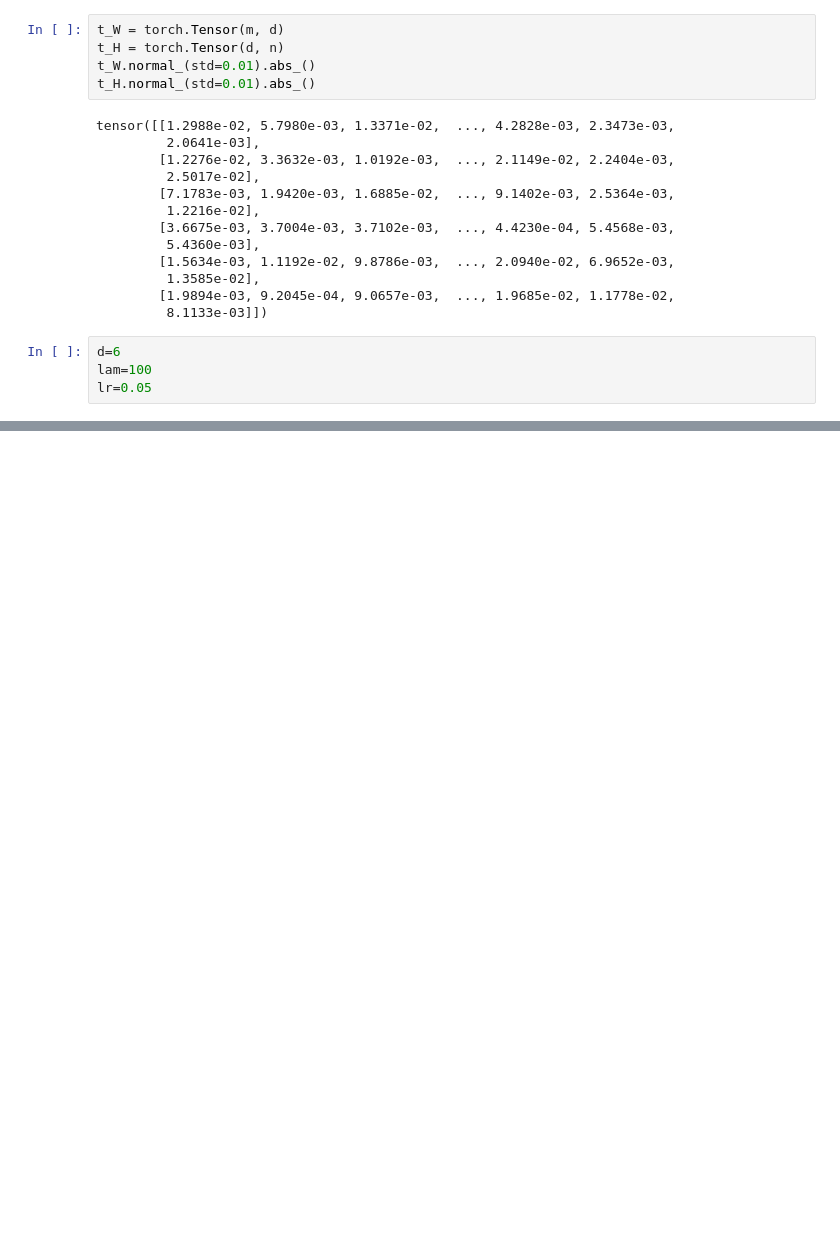
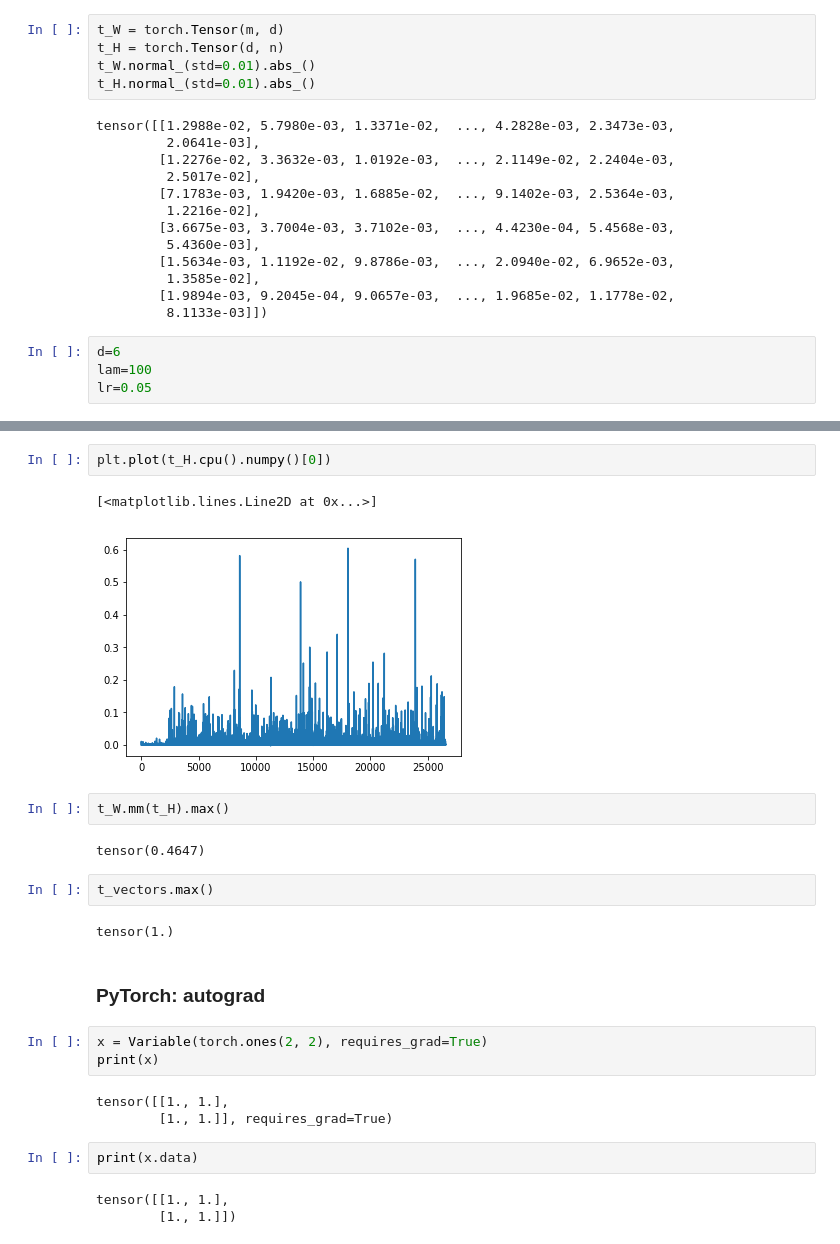
Before and after one commit to sparklingness/tutorials_training, a Jupyter notebook: linalg_topic_modeling_with_nmf_and_svd.ipynb, the cells around one changed output, grey strips where cells are left out. Drawn from its saved outputs; the diff is of its cells as text; blank space fills up the shorter version.

```diff
--- a/linalg_topic_modeling_with_nmf_and_svd.ipynb
+++ b/linalg_topic_modeling_with_nmf_and_svd.ipynb
@@ -319,0 +340,26 @@ for i in range(1000):
+# %%
+plt.plot(t_H.cpu().numpy()[0])
+# %% [output]
+[<matplotlib.lines.Line2D at 0x...>]
+[figure, added]
+# %%
+t_W.mm(t_H).max()
+# %% [output]
+tensor(0.4647)
+# %%
+t_vectors.max()
+# %% [output]
+tensor(1.)
+# %% [markdown]
+### PyTorch: autograd
+# %%
+x = Variable(torch.ones(2, 2), requires_grad=True)
+print(x)
+# %% [output]
+tensor([[1., 1.],
+        [1., 1.]], requires_grad=True)
+# %%
+print(x.data)
+# %% [output]
+tensor([[1., 1.],
+        [1., 1.]])
```
Also changed, not shown: parts of 31 cells of this notebook, 1 other file.
